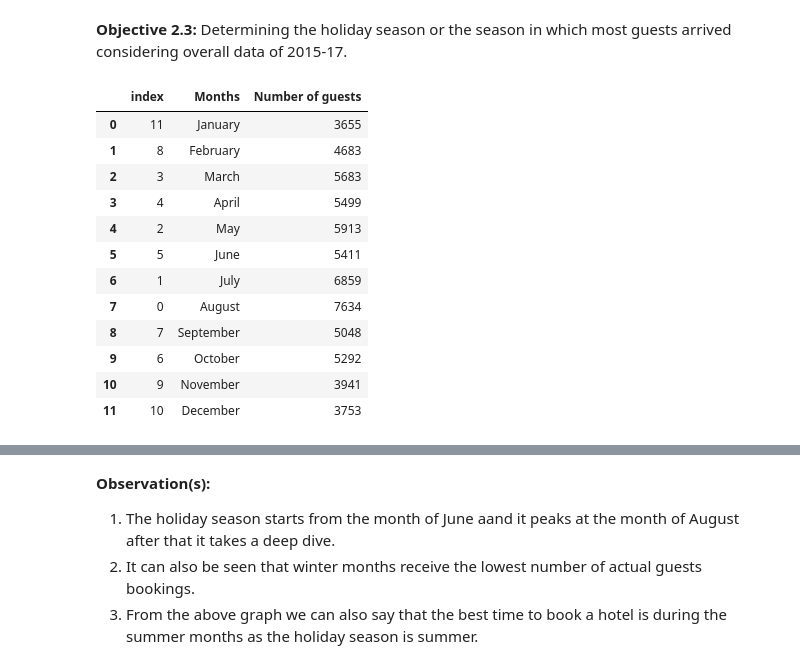
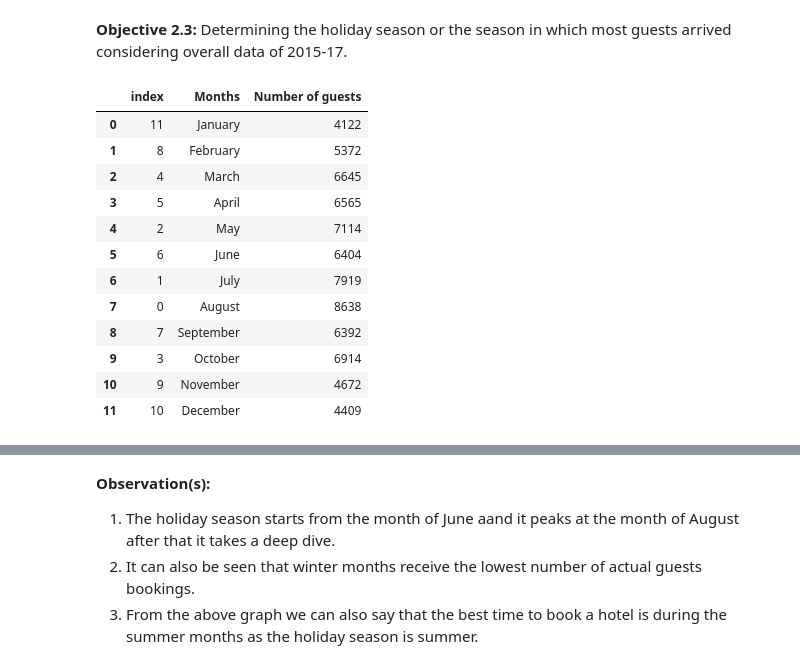
Before and after one commit to shubhro-jyoti/Hotel-Booking-analysis, a Jupyter notebook: Shubhro_Jyoti_Das_Copy_of_Hotel_Booking_Analysis_Capstone_Project.ipynb, the cells around one changed output, grey strips where cells are left out. Saved outputs shown, nothing was run; the diff lists cells and outputs as text; code cells hidden in the pictures.

```diff
--- a/Shubhro_Jyoti_Das_Copy_of_Hotel_Booking_Analysis_Capstone_Project.ipynb
+++ b/Shubhro_Jyoti_Das_Copy_of_Hotel_Booking_Analysis_Capstone_Project.ipynb
@@ -186,0 +175,8 @@ df['reservation_status_date'] = pd.to_datetime(df['reservation_status_date'], fo
+# %%
+df['children'].fillna(0,inplace = True)
+df['agent'].fillna('NaN',inplace = True)
+df['company'].fillna('NaN',inplace = True)
+df['country'].fillna('others',inplace = True)
+# %%
+#childrens cannot be in float, changing it to int
+df['children'] = df['children'].astype(int)
@@ -210,4 +224,0 @@ memory usage: 29.1+ MB
-# %%
-df['total_stay'] = df['stays_in_week_nights'] + df['stays_in_weekend_nights']
-# %%
-df['total_guest'] = df['adults'] + df['children'] + df['babies']
@@ -307,26 +284,26 @@ Text(0.5, 1.0, 'Booking volume as per type of guests')
 **Objective 2.3:** Determining the holiday season or the season in which most guests arrived considering overall data of 2015-17.
 # %%
 # creating dataframe for number of guests and months
-month_guests_df = relevant_df['arrival_date_month'].value_counts().reset_index()
+month_guests_df = df['arrival_date_month'].value_counts().reset_index()
 month_guests_df.columns=['Months','Number of guests']
 Months = ['January','February','March','April','May','June','July','August','September','October','November','December']
 month_guests_df['Months'] = pd.Categorical(month_guests_df['Months'],categories=Months, ordered=True)
 final_month_guests_dataframe = month_guests_df.sort_values('Months').reset_index()
 final_month_guests_dataframe
 # %% [output]
 |  | index | Months | Number of guests |
-| 0 | 11 | January | 3655 |
-| 1 | 8 | February | 4683 |
-| 2 | 3 | March | 5683 |
-| 3 | 4 | April | 5499 |
-| 4 | 2 | May | 5913 |
-| 5 | 5 | June | 5411 |
-| 6 | 1 | July | 6859 |
-| 7 | 0 | August | 7634 |
-| 8 | 7 | September | 5048 |
-| 9 | 6 | October | 5292 |
-| 10 | 9 | November | 3941 |
-| 11 | 10 | December | 3753 |
+| 0 | 11 | January | 4122 |
+| 1 | 8 | February | 5372 |
+| 2 | 4 | March | 6645 |
+| 3 | 5 | April | 6565 |
+| 4 | 2 | May | 7114 |
+| 5 | 6 | June | 6404 |
+| 6 | 1 | July | 7919 |
+| 7 | 0 | August | 8638 |
+| 8 | 7 | September | 6392 |
+| 9 | 3 | October | 6914 |
+| 10 | 9 | November | 4672 |
+| 11 | 10 | December | 4409 |
 # %%
 # plotting line graph for above dataframe
 final_month_guests_dataframe.plot(x = 'Months', y='Number of guests')
```
Also changed, not shown: parts of 29 cells of this notebook.
